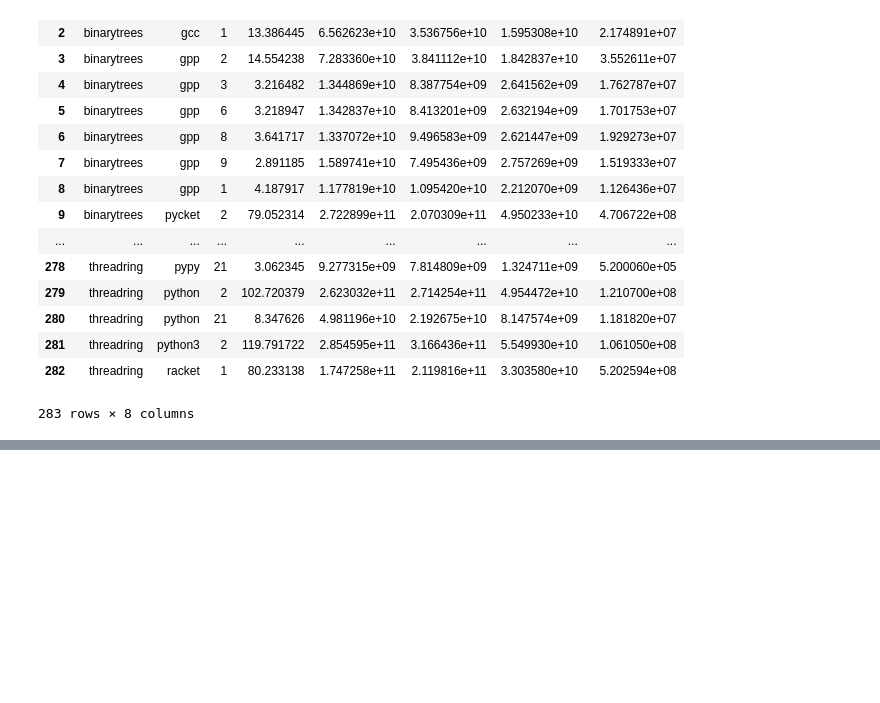
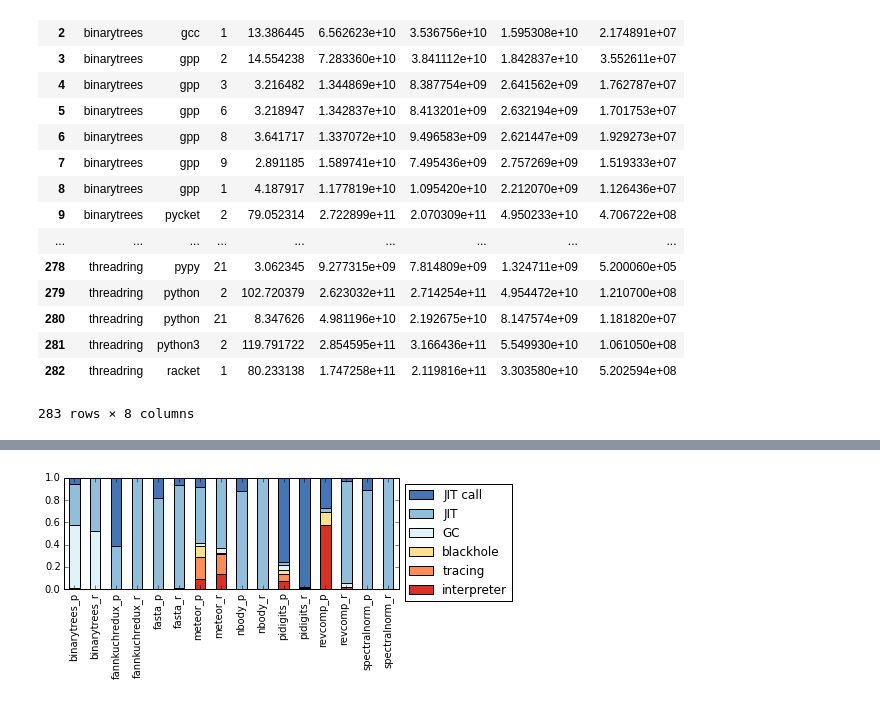
Before and after one commit to cornell-brg/metatracing-workload-characterization, a Jupyter notebook: ipython-notebooks/iiswc_bmarksgame.ipynb, the cells around one changed output, grey strips where cells are left out. Saved outputs shown, nothing was run; the diff lists cells and outputs as text; code cells hidden in the pictures; blank space fills up the shorter version.

```diff
--- a/ipython-notebooks/iiswc_bmarksgame.ipynb
+++ b/ipython-notebooks/iiswc_bmarksgame.ipynb
@@ -455,0 +484,16 @@ overall
+# %%
+
+data_dir = "data/bmarksgame/bm_pin_out_5_24_100B/"
+df = pd.DataFrame()
+for bmark, pypy_impl, pycket_impl in pin_impls:
+    print bmark,
+    if pypy_impl == 1:
+        filename = "{}/{}.python.pinout".format( data_dir, bmark )
+    else:
+        filename = "{}/{}.python-{}.python.pinout".format( data_dir, bmark, pypy_impl )
+    df = load_pinout( filename, "pypy", pypy_impl, bmark, df )
+    if pycket_impl == 1:
+        filename = "{}/{}.racket.pinout".format( data_dir, bmark )
+    else:
+        filename = "{}/{}.racket-{}.racket.pinout".format( data_dir, bmark, pycket_impl )
+    df = load_pinout( filename, "pycket", pycket_impl, bmark, df )
@@ -455,0 +502,3 @@ overall
+# %%
+bmarksgame_pin_df = df
+bmarksgame_pin_df[ bmarksgame_pin_df.type == "c"]
@@ -455,0 +523,70 @@ overall
+# %%
+plot_out_dir = "plot_out/"
+phases = {
+    110: "b",
+    120: "G",
+    122: "g",
+    130: "t",
+    132: "T",
+    160: "j",
+    86:  "j",
+    0:   "i",
+    10:  "i",
+    90:  "C",
+    92:  "C",
+    94:  "C",
+    96:  "C",
+    100: "C",
+    102: "C",
+    104: "C",
+    106: "C",
+    170: "C"
+}
+
+def categorize( r ):
+    phase = r.phase
+    if phase in phases:
+        return phases[ phase ]
+    if phase == 83 or phase == 98:
+        if r.call_fun_name == "empty":
+            return "j"
+        else:
+            return "c"
+    assert False, "unknown phase {}".format( phase )
+
+def plot_pin_jit_phases( pin_df ):
+    pin_phase_df = pin_df[ pin_df.type == "p" ]
+    pin_phase_df["_category"] = pin_phase_df.apply( categorize, axis=1 )
+
+    category_labels = {
+        "i": "0: interpreter",
+        "t": "1: tracing",
+        "T": "1: tracing",
+        "b": "2: blackhole",
+        "g": "3: GC",
+        "G": "3: GC",
+        "j": "4: JIT",
+        "c": "5: JIT call",
+        "C": "5: JIT call"
+    }
+    pin_phase_df["category"] = pin_phase_df.apply( lambda r : category_labels[ r._category ], axis=1 )
+    pin_phase_df[ "num_inst_ratio" ] = pin_phase_df.apply(
+        lambda r: r.num_inst * 1.0 / pin_df[ (pin_df.type == "c") & (pin_df.run == r.run) ].iloc[0].num_inst,
+        axis=1 )
+    cat_df = pin_phase_df.sort_values( by="category" ).groupby( ["run", "category"] ).sum()
+    ax = cat_df.unstack().plot( kind="bar", stacked=True, y="num_inst_ratio", ylim=(0,1.0),
+                                figsize=(6,2),
+                                color=['#d73027','#fc8d59','#fee090','#e0f3f8','#91bfdb','#4575b4'])
+    #ax.legend( loc="center left", bbox_to_anchor=(1, 0.5) )
+    handles, labels = ax.get_legend_handles_labels()
+    ax.xaxis.set_label_text("")
+    labels = [ lab[3:] for lab in labels ]
+    lgd = ax.legend(handles[::-1], labels[::-1], bbox_to_anchor=(1, 1), loc='upper left')
+    #ax.legend( loc="center left", bbox_to_anchor=(1, 0.5) )
+    output_file = plot_out_dir + "fig-bmarksgame-phase-by-bmark" + ".svg"
+    fig = ax.get_figure()
+    #fig.tight_layout()
+    fig.savefig(output_file, bbox_extra_artists=(lgd,), bbox_inches='tight')
+
+plot_pin_jit_phases( bmarksgame_pin_df )
+# %% [output]
@@ -455,0 +605 @@ overall
+[figure, added]
```
Also changed, not shown: parts of 8 cells of this notebook.
